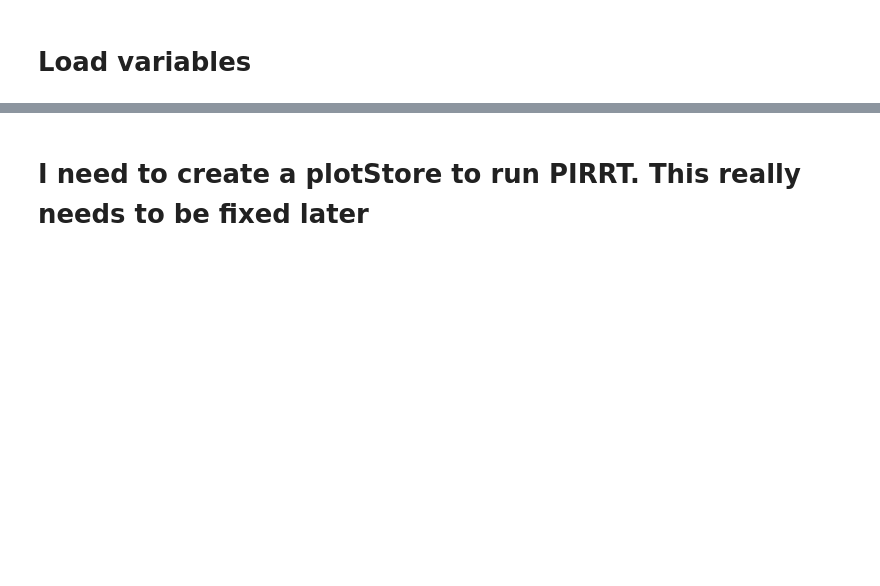
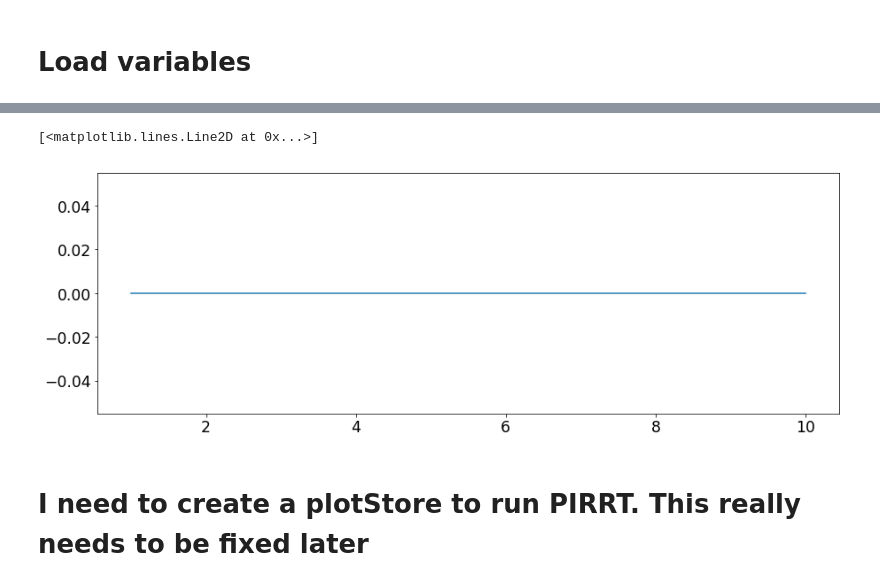
Before and after one commit to ankitkaushik/StochasticOptimalControl, a Jupyter notebook: PI_RRT.ipynb, the cells around one changed output, grey strips where cells are left out. Saved outputs shown, nothing was run; the diff lists cells and outputs as text; code cells hidden in the pictures; blank space fills up the shorter version.

```diff
--- a/PI_RRT.ipynb
+++ b/PI_RRT.ipynb
@@ -33,0 +87,12 @@ with open('/home/ankit/Documents/Thesis/StochasticOptimalControl/variables.yaml'
+# %%
+xValues = np.arange(1,100,1)
+# %%
+yValues = np.arange(1,100,1)
+# %%
+for i,x in enumerate(xValues):
+    yValues[i] = pi_rrt.controlSplineRRT(x)
+# %%
+plot(xValues[0:10],yValues[0:10])
+# %% [output]
+[<matplotlib.lines.Line2D at 0x...>]
+[figure, added]
```
Also changed, not shown: parts of 48 cells of this notebook, 9 other files.
